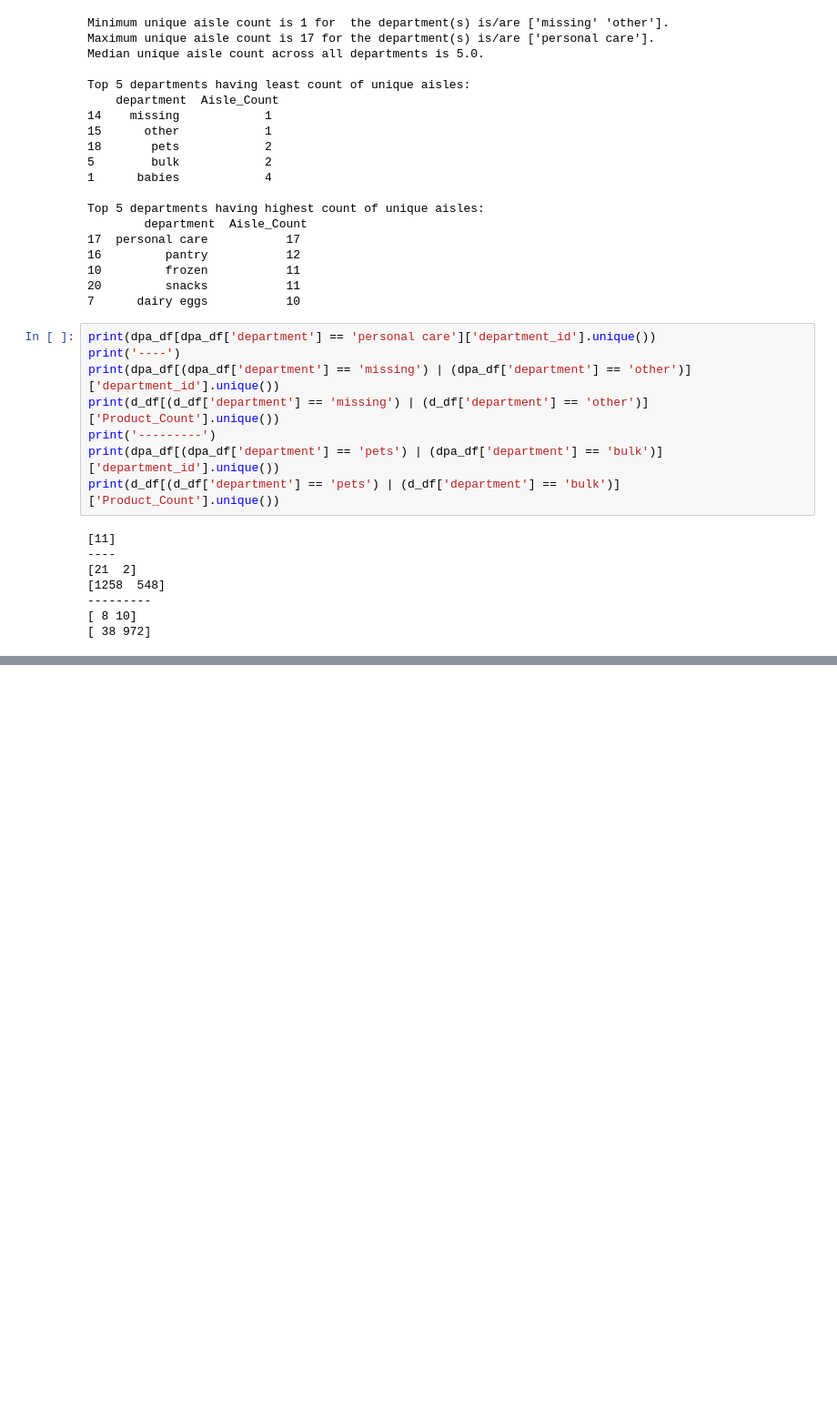
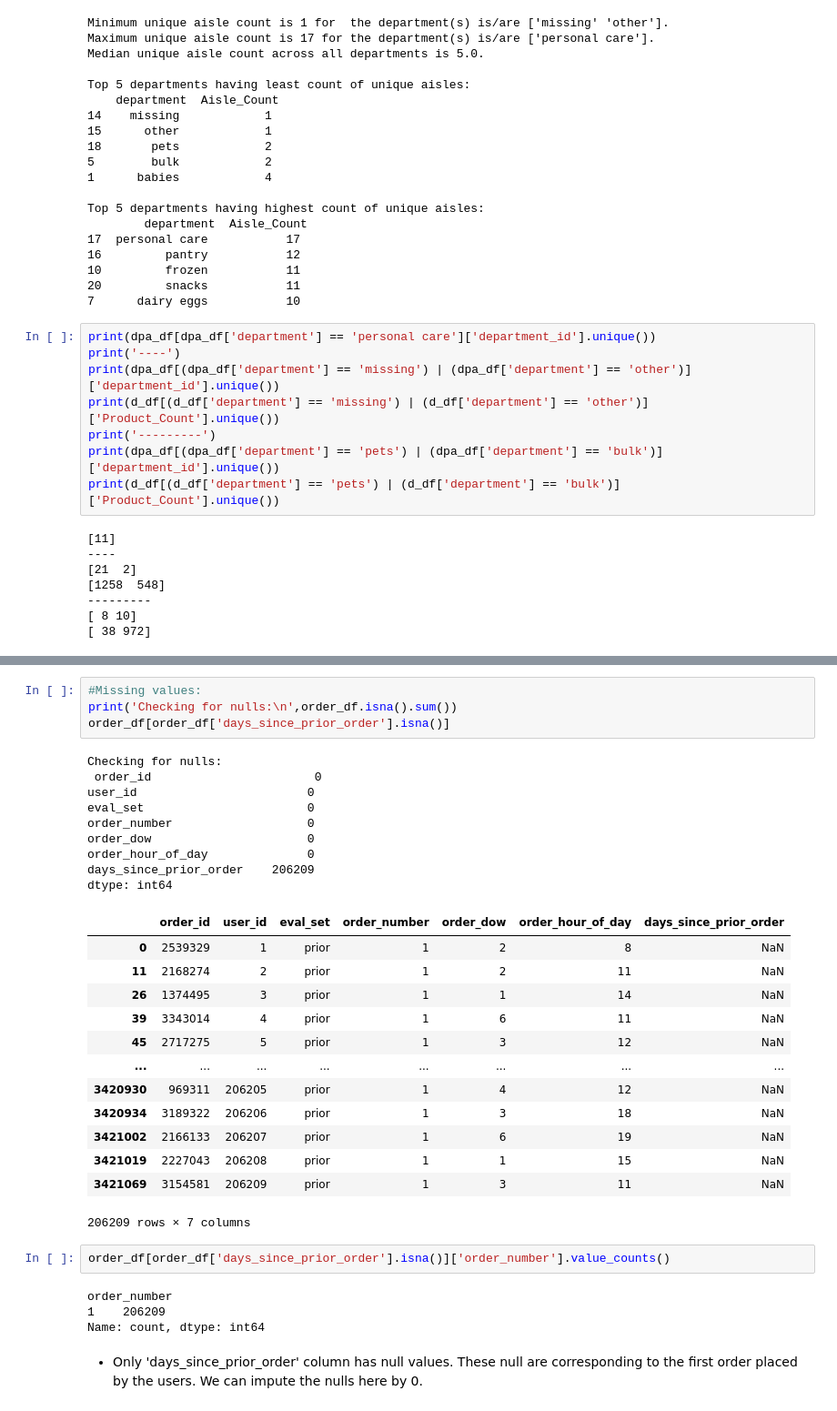
Before and after one commit to NamrataThakur/Market-Basket-Analysis-and-Recommendation, a Jupyter notebook: EDA_DataDescription.ipynb, the cells around one changed output, grey strips where cells are left out. Shown at 91% size. Saved outputs shown, nothing was run; the diff lists cells and outputs as text; blank space fills up the shorter version.

```diff
--- a/EDA_DataDescription.ipynb
+++ b/EDA_DataDescription.ipynb
@@ -280,0 +350,35 @@ print(d_df[(d_df['department'] == 'pets') | (d_df['department'] == 'bulk')]['Pro
+# %%
+#Missing values:
+print('Checking for nulls:\n',order_df.isna().sum())
+order_df[order_df['days_since_prior_order'].isna()]
+# %% [output]
+Checking for nulls:
+ order_id                       0
+user_id                        0
+eval_set                       0
+order_number                   0
+order_dow                      0
+order_hour_of_day              0
+days_since_prior_order    206209
+dtype: int64
+|  | order_id | user_id | eval_set | order_number | order_dow | order_hour_of_day | days_since_prior_order |
+| 0 | 2539329 | 1 | prior | 1 | 2 | 8 | NaN |
+| 11 | 2168274 | 2 | prior | 1 | 2 | 11 | NaN |
+| 26 | 1374495 | 3 | prior | 1 | 1 | 14 | NaN |
+| 39 | 3343014 | 4 | prior | 1 | 6 | 11 | NaN |
+| 45 | 2717275 | 5 | prior | 1 | 3 | 12 | NaN |
+| ... | ... | ... | ... | ... | ... | ... | ... |
+| 3420930 | 969311 | 206205 | prior | 1 | 4 | 12 | NaN |
+| 3420934 | 3189322 | 206206 | prior | 1 | 3 | 18 | NaN |
+| 3421002 | 2166133 | 206207 | prior | 1 | 6 | 19 | NaN |
+| 3421019 | 2227043 | 206208 | prior | 1 | 1 | 15 | NaN |
+| 3421069 | 3154581 | 206209 | prior | 1 | 3 | 11 | NaN |
+206209 rows × 7 columns
+# %%
+order_df[order_df['days_since_prior_order'].isna()]['order_number'].value_counts()
+# %% [output]
+order_number
+1    206209
+Name: count, dtype: int64
+# %% [markdown]
+- Only 'days_since_prior_order' column has null values. These null are corresponding to the first order placed by the users. We can impute the nulls here by 0.
```
Also changed, not shown: parts of 9 cells of this notebook.
